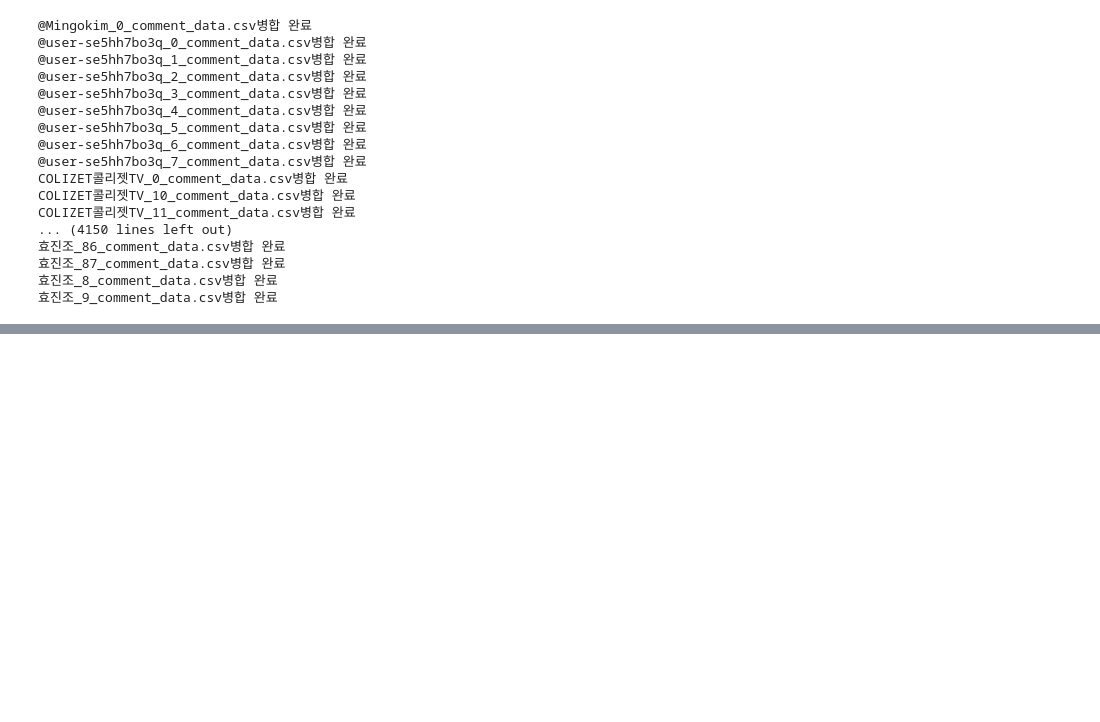
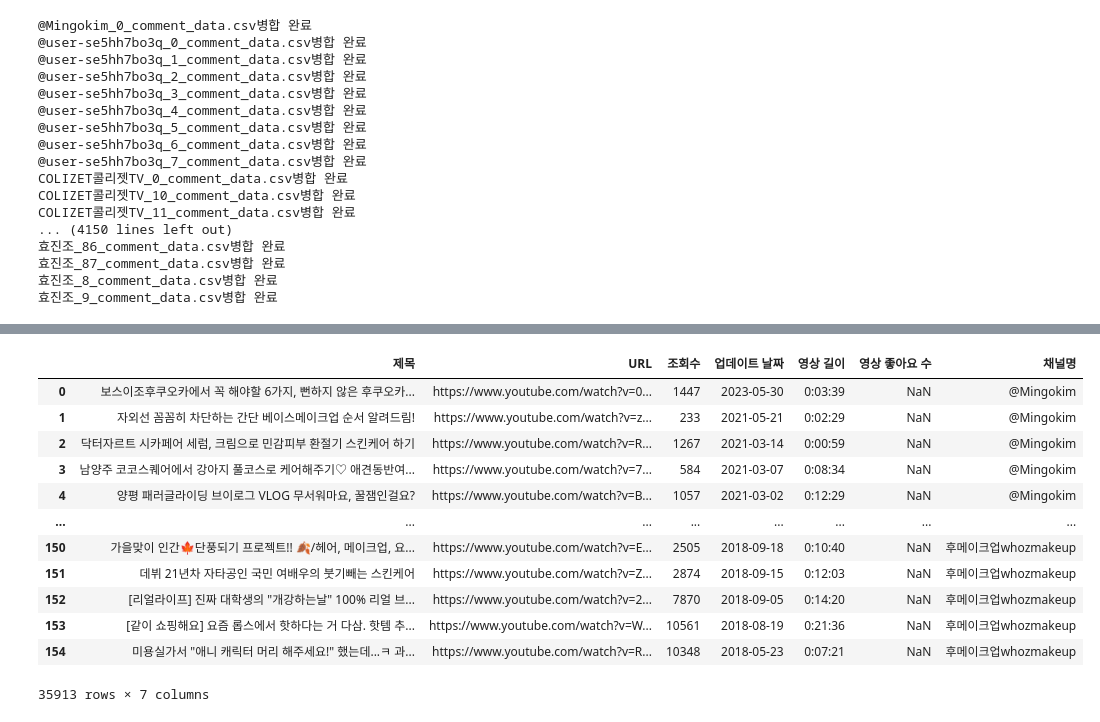
Before and after one commit to scnelMG/Samsungfire_Risk_Management, a Jupyter notebook: data_collect.ipynb, the cells around one changed output, grey strips where cells are left out. Saved outputs shown, nothing was run; the diff lists cells and outputs as text; code cells hidden in the pictures; blank space fills up the shorter version.

```diff
--- a/data_collect.ipynb
+++ b/data_collect.ipynb
@@ -151,0 +160,3 @@ total_comment_df.to_csv('./data/total_comment_data.csv')
+# %%
+temp = pd.read_csv('./data/total_video_data/@Mingokim_video_data.csv', index_col=0)
+temp
@@ -151,0 +177,2 @@ total_comment_df.to_csv('./data/total_comment_data.csv')
+# %%
+total_video_df = pd.DataFrame(columns=['제목', 'URL', '조회수', '업데이트 날짜', '영상 길이', '영상 좋아요 수', '채널명'])
@@ -151,0 +200,8 @@ total_comment_df.to_csv('./data/total_comment_data.csv')
+# %%
+import os
+for video in os.listdir('./data/total_video_data'):
+        temp = pd.read_csv(f'./data/total_video_data/{video}', index_col=0)
+        owner = video.split('_')[0]
+        temp['채널명'] = owner
+        total_video_df = pd.concat([total_video_df, temp], axis=0)
+        print(video + '병합 완료')
@@ -151,0 +226,16 @@ total_comment_df.to_csv('./data/total_comment_data.csv')
+# %%
+total_video_df
+# %% [output]
+|  | 제목 | URL | 조회수 | 업데이트 날짜 | 영상 길이 | 영상 좋아요 수 | 채널명 |
+| 0 | 보스이조후쿠오카에서 꼭 해야할 6가지, 뻔하지 않은 후쿠오카... | https://www.youtube.com/watch?v=0... | 1447 | 2023-05-30 | 0:03:39 | NaN | @Mingokim |
+| 1 | 자외선 꼼꼼히 차단하는 간단 베이스메이크업 순서 알려드림! | https://www.youtube.com/watch?v=z... | 233 | 2021-05-21 | 0:02:29 | NaN | @Mingokim |
+| 2 | 닥터자르트 시카페어 세럼, 크림으로 민감피부 환절기 스킨케어 하기 | https://www.youtube.com/watch?v=R... | 1267 | 2021-03-14 | 0:00:59 | NaN | @Mingokim |
+| 3 | 남양주 코코스퀘어에서 강아지 풀코스로 케어해주기♡ 애견동반여... | https://www.youtube.com/watch?v=7... | 584 | 2021-03-07 | 0:08:34 | NaN | @Mingokim |
+| 4 | 양평 패러글라이딩 브이로그 VLOG 무서워마요, 꿀잼인걸요? | https://www.youtube.com/watch?v=B... | 1057 | 2021-03-02 | 0:12:29 | NaN | @Mingokim |
+| ... | ... | ... | ... | ... | ... | ... | ... |
+| 150 | 가을맞이 인간🍁단풍되기 프로젝트!! 🍂/헤어, 메이크업, 요... | https://www.youtube.com/watch?v=E... | 2505 | 2018-09-18 | 0:10:40 | NaN | 후메이크업whozmakeup |
+| 151 | 데뷔 21년차 자타공인 국민 여배우의 붓기빼는 스킨케어 | https://www.youtube.com/watch?v=Z... | 2874 | 2018-09-15 | 0:12:03 | NaN | 후메이크업whozmakeup |
+| 152 | [리얼라이프] 진짜 대학생의 "개강하는날" 100% 리얼 브... | https://www.youtube.com/watch?v=2... | 7870 | 2018-09-05 | 0:14:20 | NaN | 후메이크업whozmakeup |
+| 153 | [같이 쇼핑해요] 요즘 롭스에서 핫하다는 거 다삼. 핫템 추... | https://www.youtube.com/watch?v=W... | 10561 | 2018-08-19 | 0:21:36 | NaN | 후메이크업whozmakeup |
+| 154 | 미용실가서 "애니 캐릭터 머리 해주세요!" 했는데...ㅋ 과... | https://www.youtube.com/watch?v=R... | 10348 | 2018-05-23 | 0:07:21 | NaN | 후메이크업whozmakeup |
+35913 rows × 7 columns
```
Also changed, not shown: parts of 7 cells of this notebook, 3 other files.
